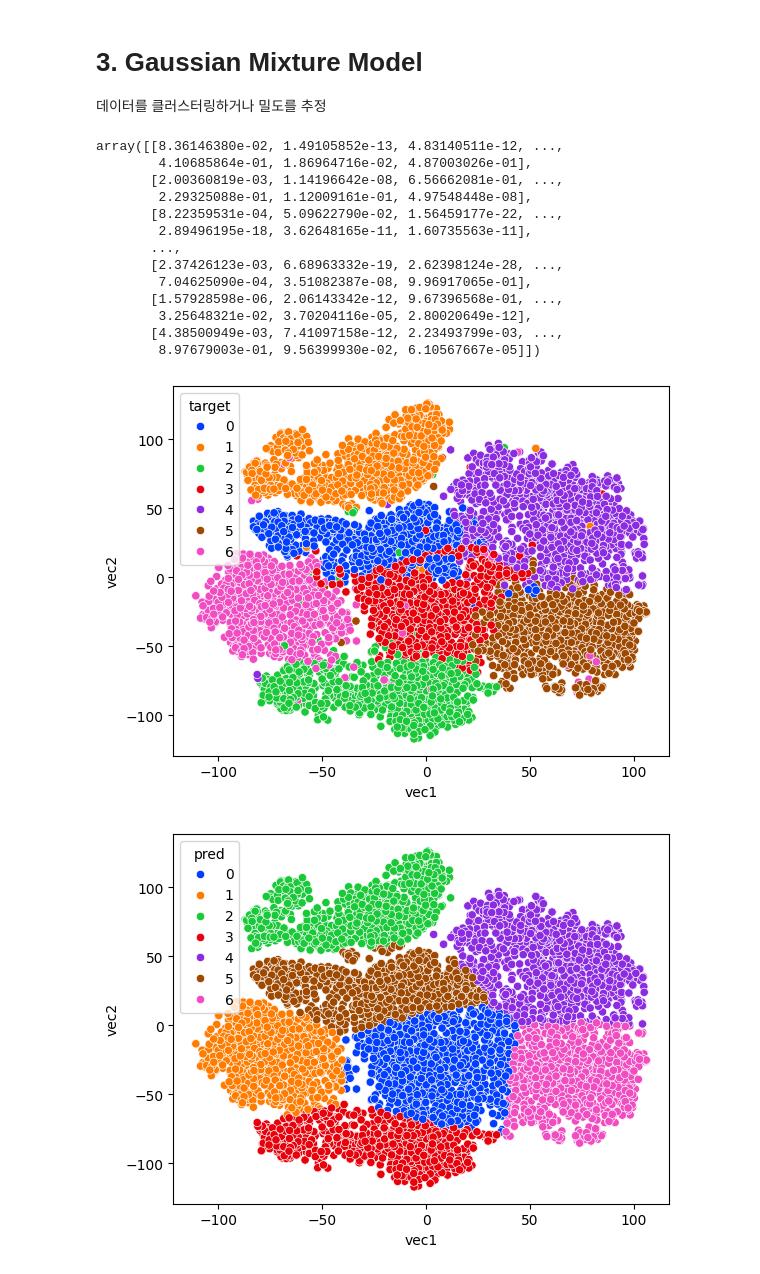
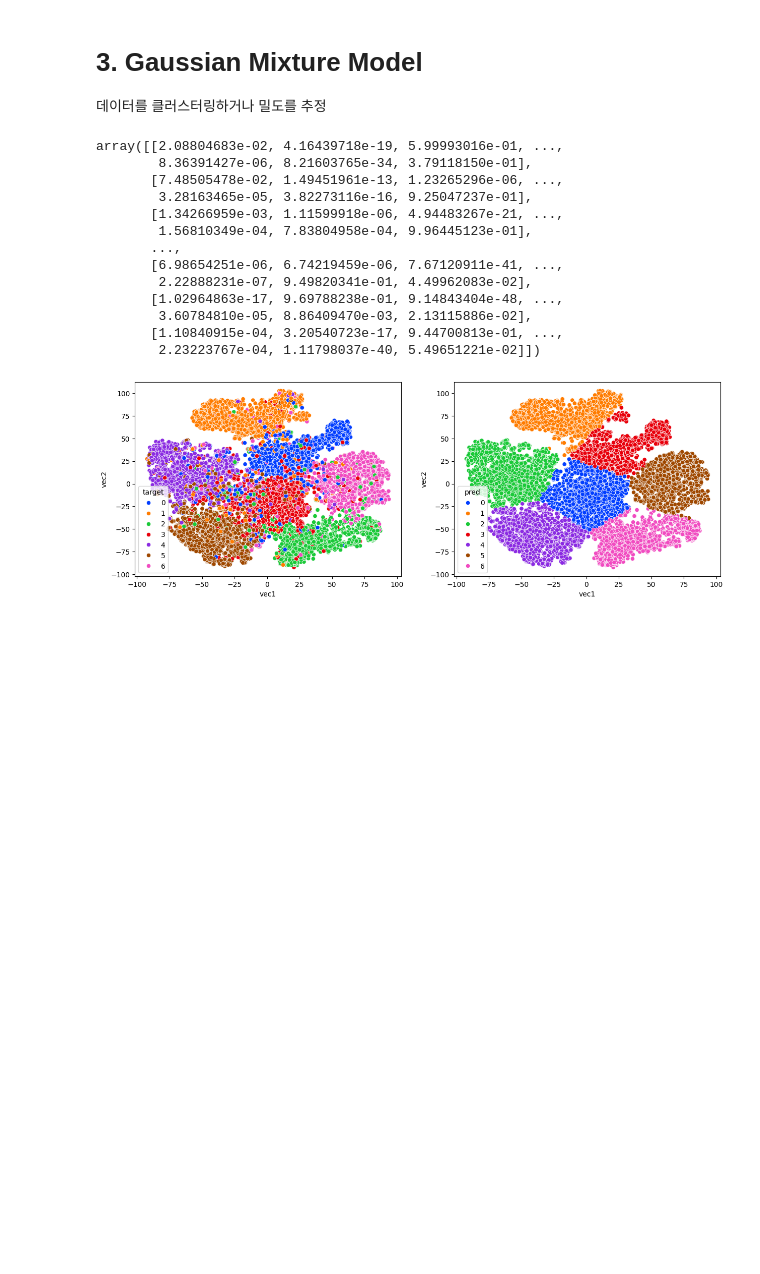
Before and after one commit to boostcampaitech7/level2-nlp-datacentric-nlp-15, a Jupyter notebook: src/clustering.ipynb, the cells around one changed output. Saved outputs shown, nothing was run; the diff lists cells and outputs as text; code cells hidden in the pictures; blank space fills up the shorter version.

```diff
--- a/src/clustering.ipynb
+++ b/src/clustering.ipynb
@@ -33,12 +33,12 @@ DATA_DIR = os.path.join(BASE_DIR, '../data')
 OUTPUT_DIR = os.path.join(BASE_DIR, '../output')
 # %%
 # 모델 이름을 작성합니다.
-model_name = 'bash1130/bert-base-finetuned-ynat'
+model_name = 'ssunbear/bert-base-finetuned-ynat'
 model = AutoModelForSequenceClassification.from_pretrained(model_name, num_labels=7).to(DEVICE)
-tokenizer = AutoTokenizer.from_pretrained(model_name)
+tokenizer = AutoTokenizer.from_pretrained('klue/bert-base')
 
 # 불러올 학습데이터 csv파일명을 작성합니다.
-data = pd.read_csv(os.path.join(DATA_DIR, '81assemble.csv'))
+data = pd.read_csv(os.path.join(DATA_DIR, 'train_8575_new_7000fconcat+deepl_recluster_10000-12000.csv'))
 dataset_train, dataset_valid = train_test_split(data, test_size=0.3, stratify=data['target'],random_state=SEED)
 # %%
 class BERTDataset(Dataset):
@@ -84,8 +84,6 @@ import matplotlib.pyplot as plt
 from transformers import AutoTokenizer, AutoModel
 # %%
 model = AutoModelForSequenceClassification.from_pretrained(model_name, num_labels=7,output_hidden_states=True).to(DEVICE)
-# 모델 bin 파일 경로를 작성합니다.
-model.load_state_dict(torch.load('/data/ephemeral/level2-nlp-datacentric-nlp-15/cache/models--bash1130--bert-base-finetuned-ynat/snapshots/c7ca1193faa7e331a4a6c54def6d394d55201971/pytorch_model.bin'), strict=False)
 data_all = BERTDataset(data, tokenizer)
 # %%
 # 테스트
@@ -258,7 +245,7 @@ df_embedded = pd.DataFrame(X_embedded)
 
 
 X, y = df_embedded, data['target']
-gmm = GaussianMixture(n_components=7, random_state=42, max_iter=20)
+gmm = GaussianMixture(n_components=7, random_state=42, max_iter=300)
 gmm.fit(X)
 
 gmm.means_ #gmm의 mean 값들을 확인 가능
@@ -268,19 +255,19 @@ gmm.covariances_ #gmm의 공분산 행렬 확인 가능
 gmm.predict(X) #각 point가 어느 Cluster에 포함되는지 결과를 확인
 gmm.predict_proba(X) #각 point가 각 Cluster에 포함될 확률 (point 당 n_components개 만큼)
 # %% [output]
-array([[8.36146380e-02, 1.49105852e-13, 4.83140511e-12, ...,
-        4.10685864e-01, 1.86964716e-02, 4.87003026e-01],
-       [2.00360819e-03, 1.14196642e-08, 6.56662081e-01, ...,
-        2.29325088e-01, 1.12009161e-01, 4.97548448e-08],
-       [8.22359531e-04, 5.09622790e-02, 1.56459177e-22, ...,
-        2.89496195e-18, 3.62648165e-11, 1.60735563e-11],
+array([[2.08804683e-02, 4.16439718e-19, 5.99993016e-01, ...,
+        8.36391427e-06, 8.21603765e-34, 3.79118150e-01],
+       [7.48505478e-02, 1.49451961e-13, 1.23265296e-06, ...,
+        3.28163465e-05, 3.82273116e-16, 9.25047237e-01],
+       [1.34266959e-03, 1.11599918e-06, 4.94483267e-21, ...,
+        1.56810349e-04, 7.83804958e-04, 9.96445123e-01],
        ...,
-       [2.37426123e-03, 6.68963332e-19, 2.62398124e-28, ...,
-        7.04625090e-04, 3.51082387e-08, 9.96917065e-01],
-       [1.57928598e-06, 2.06143342e-12, 9.67396568e-01, ...,
-        3.25648321e-02, 3.70204116e-05, 2.80020649e-12],
-       [4.38500949e-03, 7.41097158e-12, 2.23493799e-03, ...,
-        8.97679003e-01, 9.56399930e-02, 6.10567667e-05]])
+       [6.98654251e-06, 6.74219459e-06, 7.67120911e-41, ...,
+        2.22888231e-07, 9.49820341e-01, 4.49962083e-02],
+       [1.02964863e-17, 9.69788238e-01, 9.14843404e-48, ...,
+        3.60784810e-05, 8.86409470e-03, 2.13115886e-02],
+       [1.10840915e-04, 3.20540723e-17, 9.44700813e-01, ...,
+        2.23223767e-04, 1.11798037e-40, 5.49651221e-02]])
 # %%
 pred = pd.DataFrame(gmm.predict(X))
 X = pd.DataFrame(X)
@@ -290,13 +277,14 @@ final = pd.concat([X,y,pred],axis=1)
 final.columns = ['vec1', 'vec2', 'target', 'pred']
 # %%
 palette = sns.color_palette("bright", 10)
+plt.figure(figsize=(15, 5))
+plt.subplot(1, 2, 1)
 sns.scatterplot(x=final['vec1'], y=final['vec2'], hue=final['target'], legend='full', palette=palette)
-plt.show()
+plt.subplot(1, 2, 2)
 sns.scatterplot(x=final['vec1'], y=final['vec2'], hue=final['pred'], legend='full', palette=palette)
 plt.show()
 # %% [output]
-[figure, old version]
+[figure, new version]
-[figure, removed]
 # %%
 cluster_labels = final.groupby('pred')['target'].agg(lambda x: x.value_counts().index[0])
 pred_dic = cluster_labels.to_dict()
```
Also changed, not shown: parts of 19 cells of this notebook.
